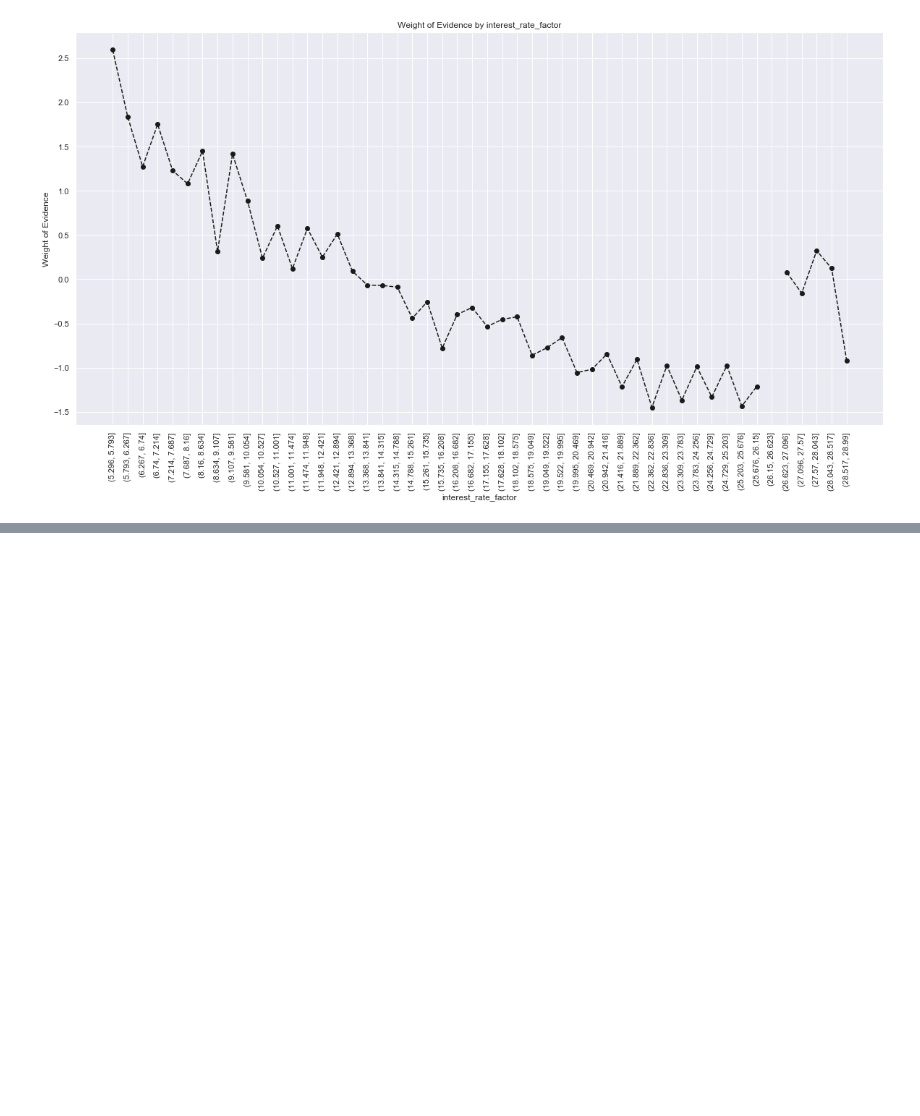
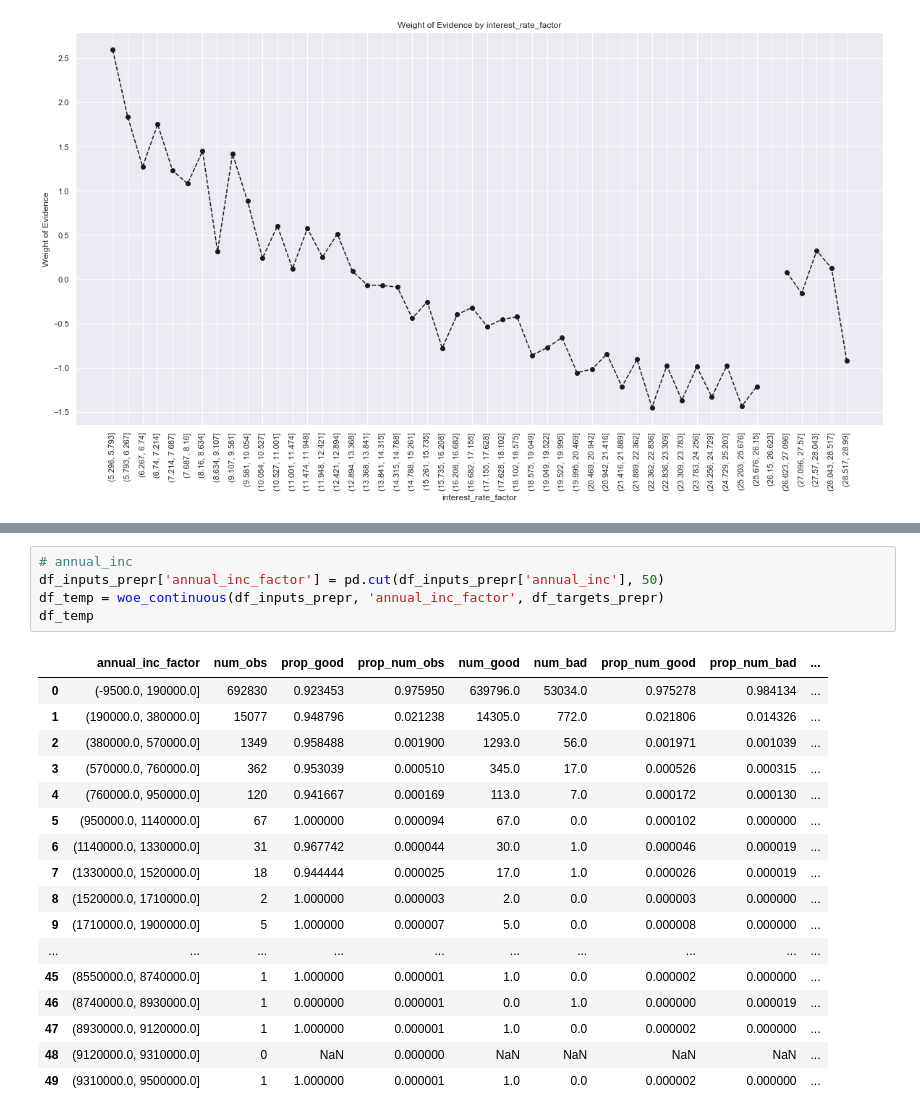
Before and after one commit to efazel/credit_analysis, a Jupyter notebook: data_preprocessing.ipynb, the cells around one changed output, grey strips where cells are left out. Cells and saved outputs as stored; diff of their text form; blank space fills up the shorter version.

```diff
--- a/data_preprocessing.ipynb
+++ b/data_preprocessing.ipynb
@@ -636,0 +643,23 @@ plot_woe(df_temp, 90)
+# %%
+# annual_inc
+df_inputs_prepr['annual_inc_factor'] = pd.cut(df_inputs_prepr['annual_inc'], 50)
+df_temp = woe_continuous(df_inputs_prepr, 'annual_inc_factor', df_targets_prepr)
+df_temp
+# %% [output]
+|  | annual_inc_factor | num_obs | prop_good | prop_num_obs | num_good | num_bad | prop_num_good | prop_num_bad | ... |
+| 0 | (-9500.0, 190000.0] | 692830 | 0.923453 | 0.975950 | 639796.0 | 53034.0 | 0.975278 | 0.984134 | ... |
+| 1 | (190000.0, 380000.0] | 15077 | 0.948796 | 0.021238 | 14305.0 | 772.0 | 0.021806 | 0.014326 | ... |
+| 2 | (380000.0, 570000.0] | 1349 | 0.958488 | 0.001900 | 1293.0 | 56.0 | 0.001971 | 0.001039 | ... |
+| 3 | (570000.0, 760000.0] | 362 | 0.953039 | 0.000510 | 345.0 | 17.0 | 0.000526 | 0.000315 | ... |
+| 4 | (760000.0, 950000.0] | 120 | 0.941667 | 0.000169 | 113.0 | 7.0 | 0.000172 | 0.000130 | ... |
+| 5 | (950000.0, 1140000.0] | 67 | 1.000000 | 0.000094 | 67.0 | 0.0 | 0.000102 | 0.000000 | ... |
+| 6 | (1140000.0, 1330000.0] | 31 | 0.967742 | 0.000044 | 30.0 | 1.0 | 0.000046 | 0.000019 | ... |
+| 7 | (1330000.0, 1520000.0] | 18 | 0.944444 | 0.000025 | 17.0 | 1.0 | 0.000026 | 0.000019 | ... |
+| 8 | (1520000.0, 1710000.0] | 2 | 1.000000 | 0.000003 | 2.0 | 0.0 | 0.000003 | 0.000000 | ... |
+| 9 | (1710000.0, 1900000.0] | 5 | 1.000000 | 0.000007 | 5.0 | 0.0 | 0.000008 | 0.000000 | ... |
+| ... | ... | ... | ... | ... | ... | ... | ... | ... | ... |
+| 45 | (8550000.0, 8740000.0] | 1 | 1.000000 | 0.000001 | 1.0 | 0.0 | 0.000002 | 0.000000 | ... |
+| 46 | (8740000.0, 8930000.0] | 1 | 0.000000 | 0.000001 | 0.0 | 1.0 | 0.000000 | 0.000019 | ... |
+| 47 | (8930000.0, 9120000.0] | 1 | 1.000000 | 0.000001 | 1.0 | 0.0 | 0.000002 | 0.000000 | ... |
+| 48 | (9120000.0, 9310000.0] | 0 | NaN | 0.000000 | NaN | NaN | NaN | NaN | ... |
+| 49 | (9310000.0, 9500000.0] | 1 | 1.000000 | 0.000001 | 1.0 | 0.0 | 0.000002 | 0.000000 | ... |
```
Also changed, not shown: parts of 6 cells of this notebook.
